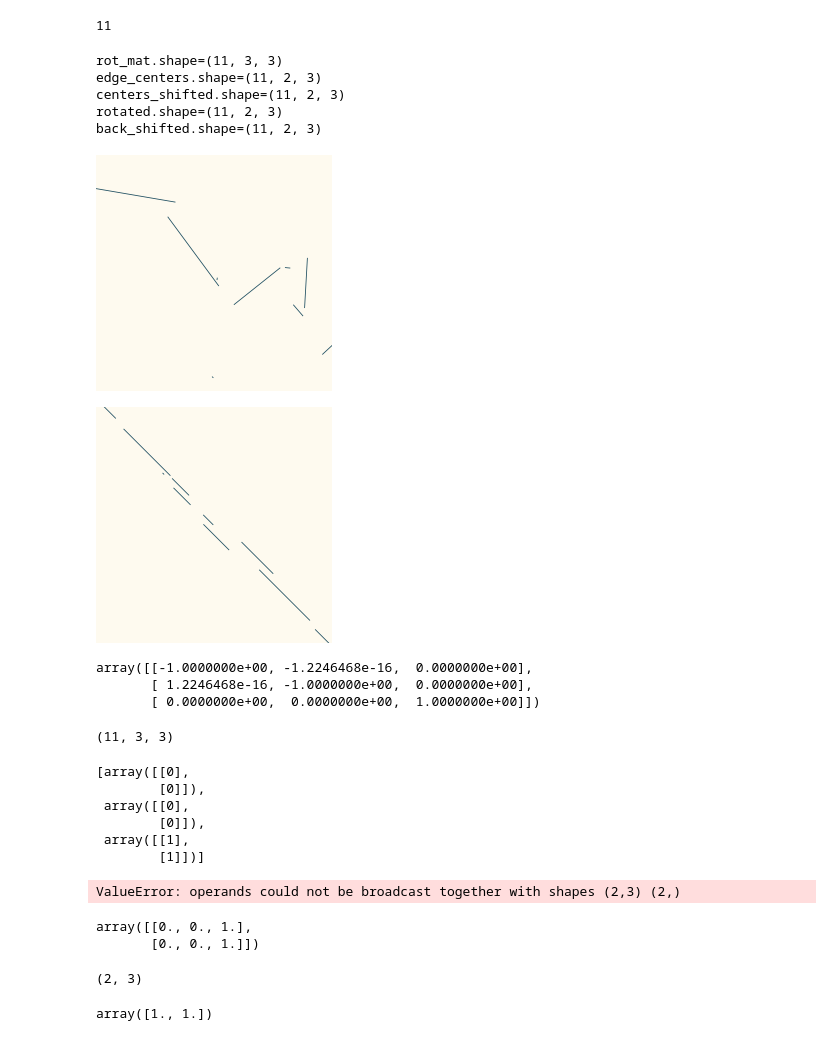
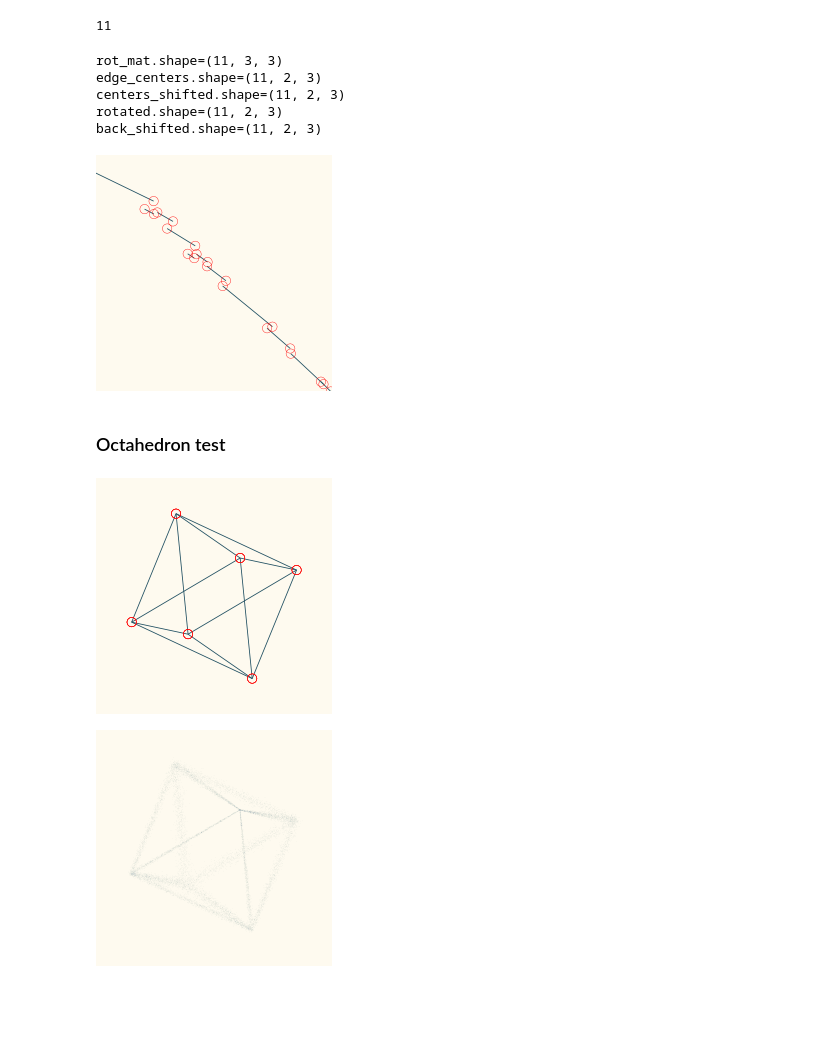
Before and after one commit to leobrowning92/lineart, a Jupyter notebook: shatter_exploration.ipynb, the cells around one changed output. Drawn from its saved outputs; the diff is of its cells as text; code cells hidden in the pictures; blank space fills up the shorter version.

```diff
--- a/shatter_exploration.ipynb
+++ b/shatter_exploration.ipynb
@@ -80,21 +78,19 @@ split_collection.n
 # %%
 split_collection.step(1)
 # split_collection.rotate_indiv(np.pi/50)
-Image(draw.draw_edges(split_collection.edges, v=False))
+Image(draw.draw_edges(split_collection.edges, v=True))
 # %% [output]
 rot_mat.shape=(11, 3, 3)
 edge_centers.shape=(11, 2, 3)
 centers_shifted.shape=(11, 2, 3)
 rotated.shape=(11, 2, 3)
 back_shifted.shape=(11, 2, 3)
-[figure, old version]
+[figure, new version]
+# %% [markdown]
+### Octahedron test
+# %%
+ocatahedron = Octahedron(np.array([50, 50, 40]), 40)
 # %%
-Image(draw.draw_edges(split_collection.rotate_indiv(np.pi/2).edges, v=False))
+Image(draw.draw_edges(ocatahedron.edges, v=True).png())
 # %% [output]
-[figure, old version]
+[figure, new version]
-# %%
-transform.rotation_matrix(np.pi, [0,0,1])
-# %% [output]
-array([[-1.0000000e+00, -1.2246468e-16,  0.0000000e+00],
-       [ 1.2246468e-16, -1.0000000e+00,  0.0000000e+00],
-       [ 0.0000000e+00,  0.0000000e+00,  1.0000000e+00]])
@@ -105,4 +96,0 @@ rot_mat = transform.multi_rot_mat(theta, [0,0,1])
-# %%
-rot_mat.shape
-# %% [output]
-(11, 3, 3)
@@ -111,26 +96,0 @@ e = split_collection.edges
-# %%
-np.split(normal,3,axis=1)
-# %% [output]
-[array([[0],
-        [0]]),
- array([[0],
-        [0]]),
- array([[1],
-        [1]])]
-# %%
-np.split(np.divide(normal, np.linalg.norm(normal, axis=1)).reshape(1,2))
-# %% [output]
-ValueError: operands could not be broadcast together with shapes (2,3) (2,)
-# %%
-normal/[[2,1,1]]
-# %% [output]
-array([[0., 0., 1.],
-       [0., 0., 1.]])
-# %%
-normal.shape
-# %% [output]
-(2, 3)
-# %%
-np.linalg.norm(normal, axis=1)
-# %% [output]
-array([1., 1.])
@@ -136,0 +99,4 @@ array([1., 1.])
+# %%
+Image(draw.draw_zsampled_edges(ocatahedron.edges, n=1000, scatter=0.01).png())
+# %% [output]
+[figure, added]
```
Also changed, not shown: parts of 8 cells of this notebook, 6 other files.
